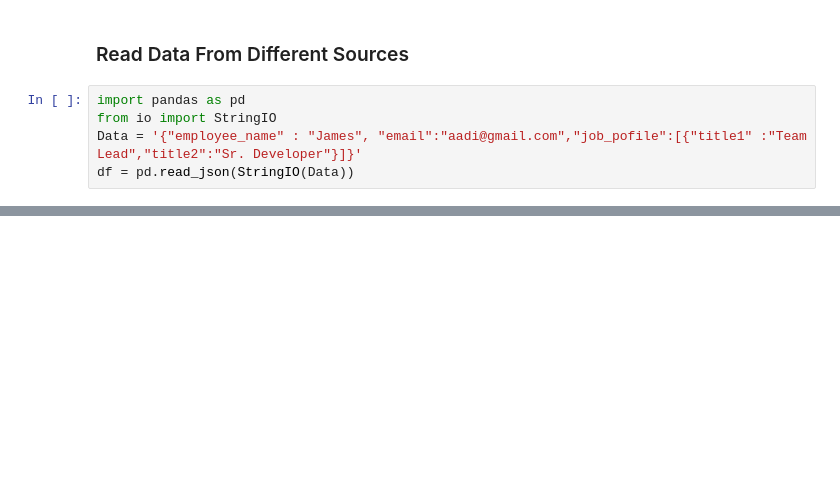
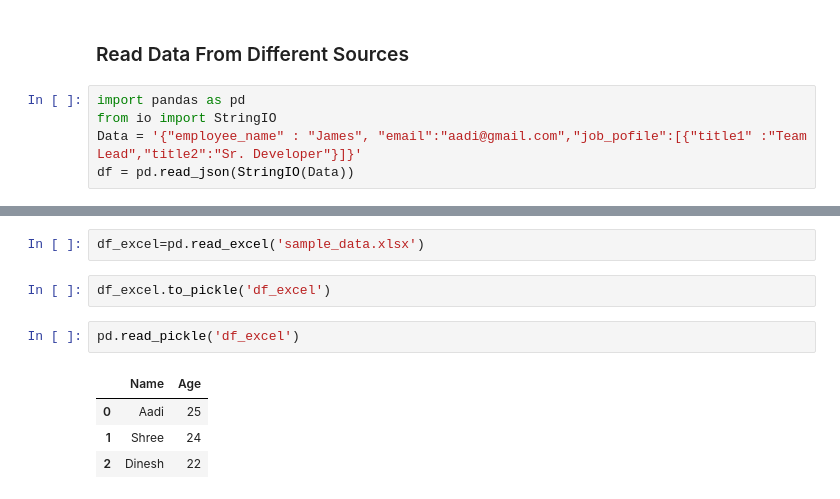
Before and after one commit to aadityagautam07/Data-Analyst-Basics, a Jupyter notebook: Section4Py/10-Data Analysis With Pyton/37_Read_Data.ipynb, the cells around one changed output, grey strips where cells are left out. Saved outputs shown, nothing was run; the diff lists cells and outputs as text; blank space fills up the shorter version.

```diff
--- a/Section4Py/10-Data Analysis With Pyton/37_Read_Data.ipynb
+++ b/Section4Py/10-Data Analysis With Pyton/37_Read_Data.ipynb
@@ -11,0 +86,11 @@ df = pd.read_json(StringIO(Data))
+# %%
+df_excel=pd.read_excel('sample_data.xlsx')
+# %%
+df_excel.to_pickle('df_excel')
+# %%
+pd.read_pickle('df_excel')
+# %% [output]
+|  | Name | Age |
+| 0 | Aadi | 25 |
+| 1 | Shree | 24 |
+| 2 | Dinesh | 22 |
```
Also changed, not shown: parts of 13 cells of this notebook, 1 other file.
